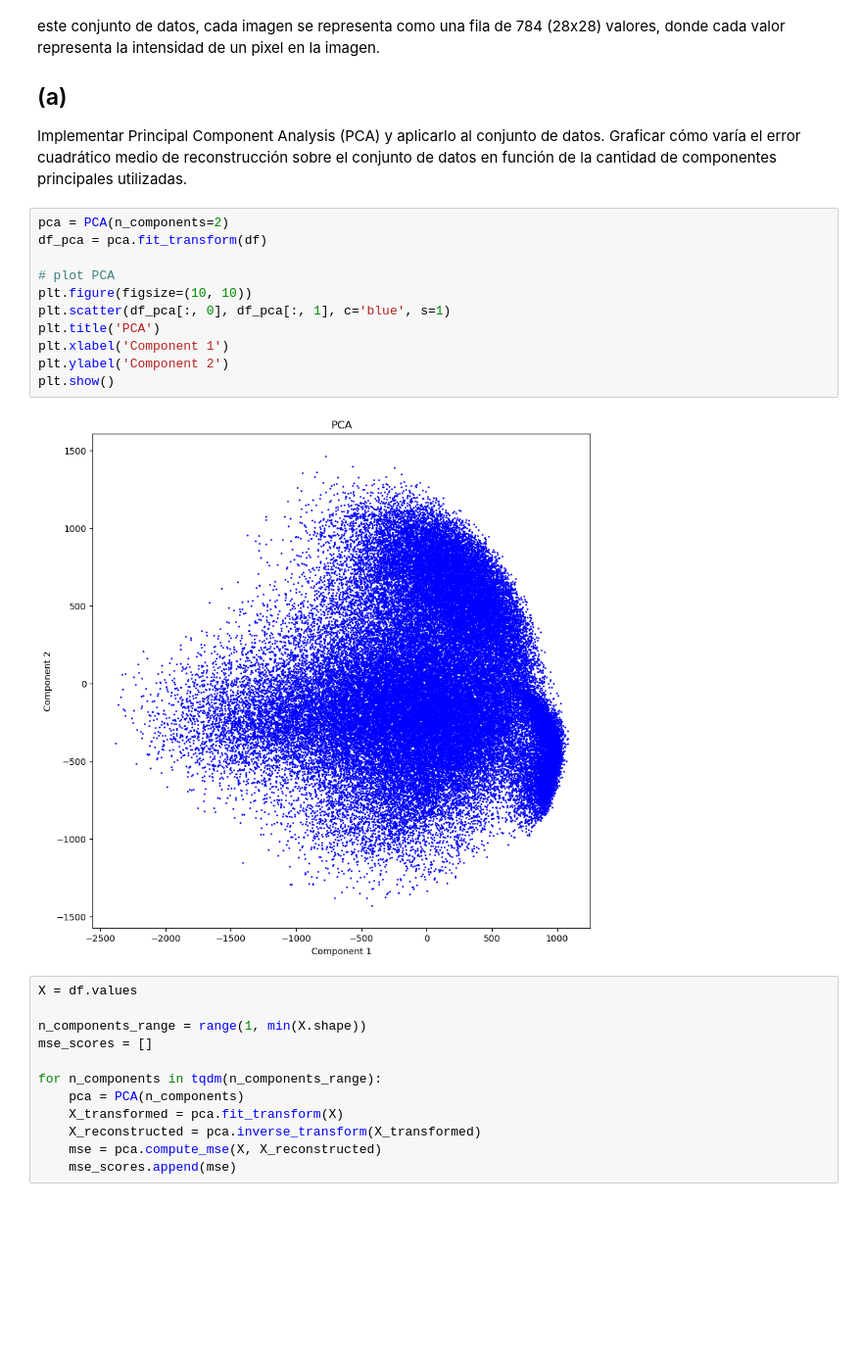
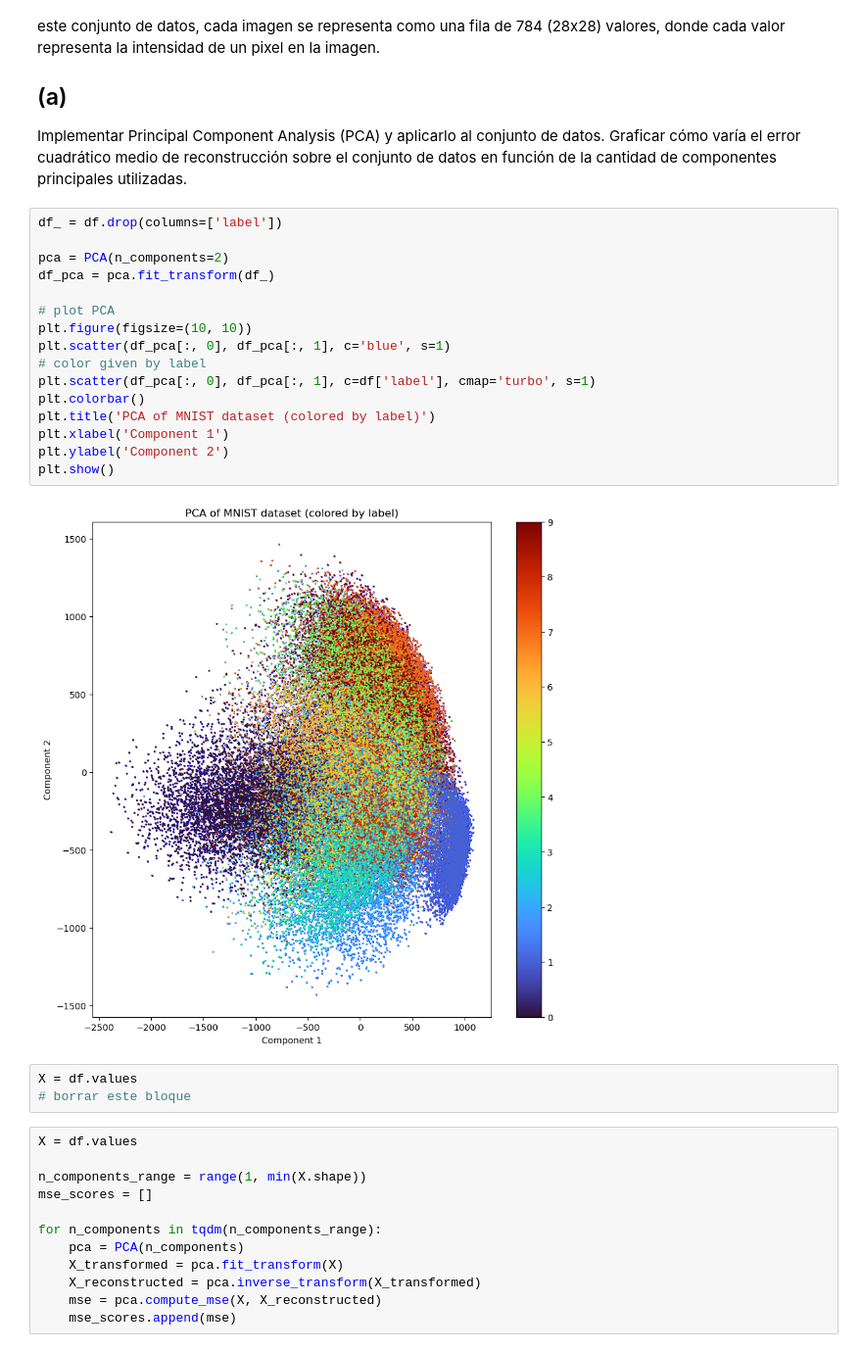
Before and after one commit to maxgubitosi/ML-Clustering-Dimensionality-Reduction-and-EM, a Jupyter notebook: Problema 2/Problema_2.ipynb, the cells around one changed output. Shown at 98% size. Cells and saved outputs as stored; diff of their text form; blank space fills up the shorter version.

```diff
--- a/Problema 2/Problema_2.ipynb
+++ b/Problema 2/Problema_2.ipynb
@@ -48,18 +45,26 @@ Este problema se basará en el dataset MNIST dataset.csv, que contiene represent
 ## (a)
  Implementar Principal Component Analysis (PCA) y aplicarlo al conjunto de datos. Graficar cómo varía el error cuadrático medio de reconstrucción sobre el conjunto de datos en función de la cantidad de componentes principales utilizadas.
 # %%
+df_ = df.drop(columns=['label'])
+
 pca = PCA(n_components=2)
-df_pca = pca.fit_transform(df)
+df_pca = pca.fit_transform(df_)
 
 # plot PCA
 plt.figure(figsize=(10, 10))
 plt.scatter(df_pca[:, 0], df_pca[:, 1], c='blue', s=1)
-plt.title('PCA')
+# color given by label
+plt.scatter(df_pca[:, 0], df_pca[:, 1], c=df['label'], cmap='turbo', s=1)
+plt.colorbar()
+plt.title('PCA of MNIST dataset (colored by label)')
 plt.xlabel('Component 1')
 plt.ylabel('Component 2')
 plt.show()
 # %% [output]
-[figure, old version]
+[figure, new version]
+# %%
+X = df.values
+# borrar este bloque
 # %%
 X = df.values
 
```
Also changed, not shown: parts of 15 cells of this notebook, 2 other files.
